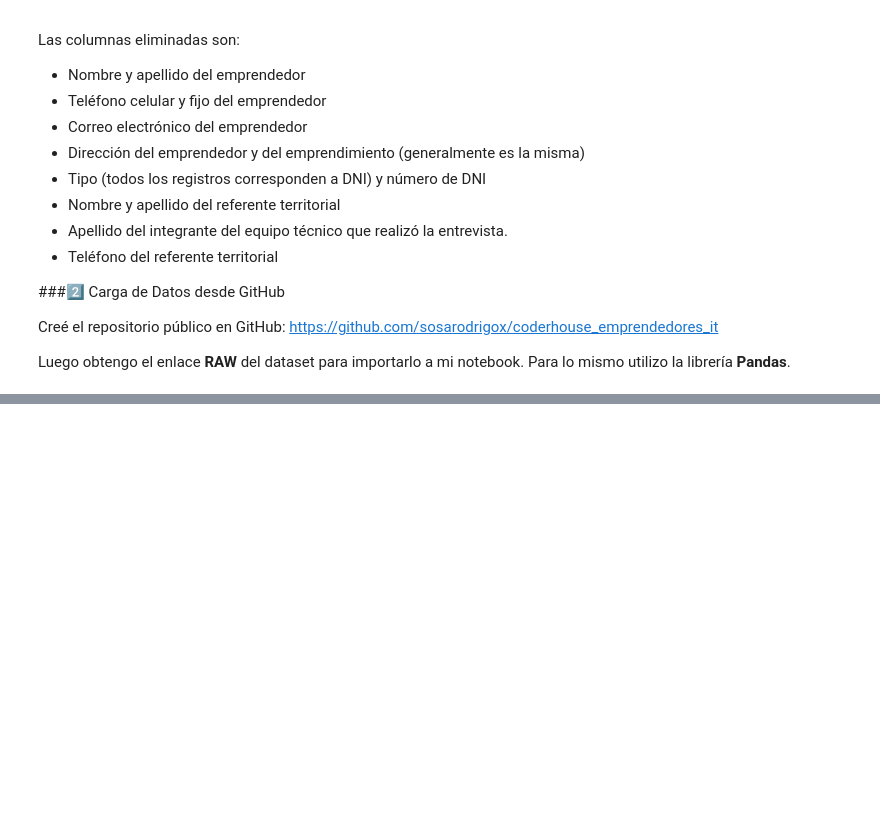
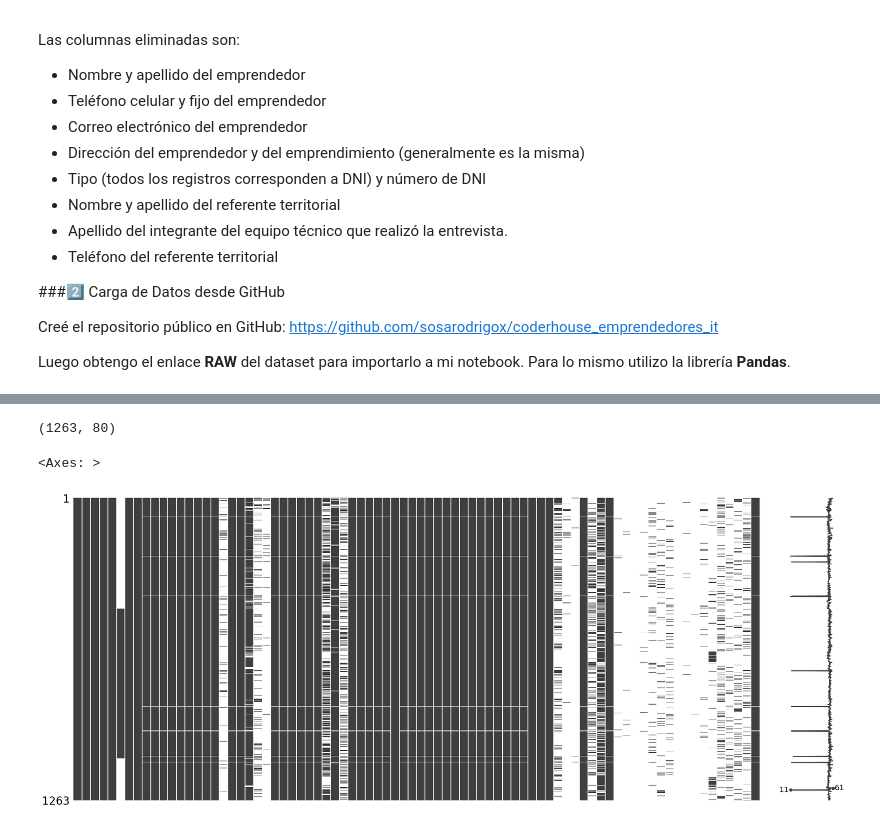
Before and after one commit to sosarodrigox/coderhouse_emprendedores_it, a Jupyter notebook: Emprendedores_IT.ipynb, the cells around one changed output, grey strips where cells are left out. Saved outputs shown, nothing was run; the diff lists cells and outputs as text; code cells hidden in the pictures; blank space fills up the shorter version.

```diff
--- a/Emprendedores_IT.ipynb
+++ b/Emprendedores_IT.ipynb
@@ -61,0 +96,11 @@ Tareas comunes de Data Wrangling:
+# %%
+# Forma del conjunto de datos:
+df.shape
+# %% [output]
+(1263, 80)
+# %%
+# Visualizar los valores nulos graficamente:
+msno.matrix(df)
+# %% [output]
+<Axes: >
+[figure, added]
```
Also changed, not shown: parts of 7 cells of this notebook.
